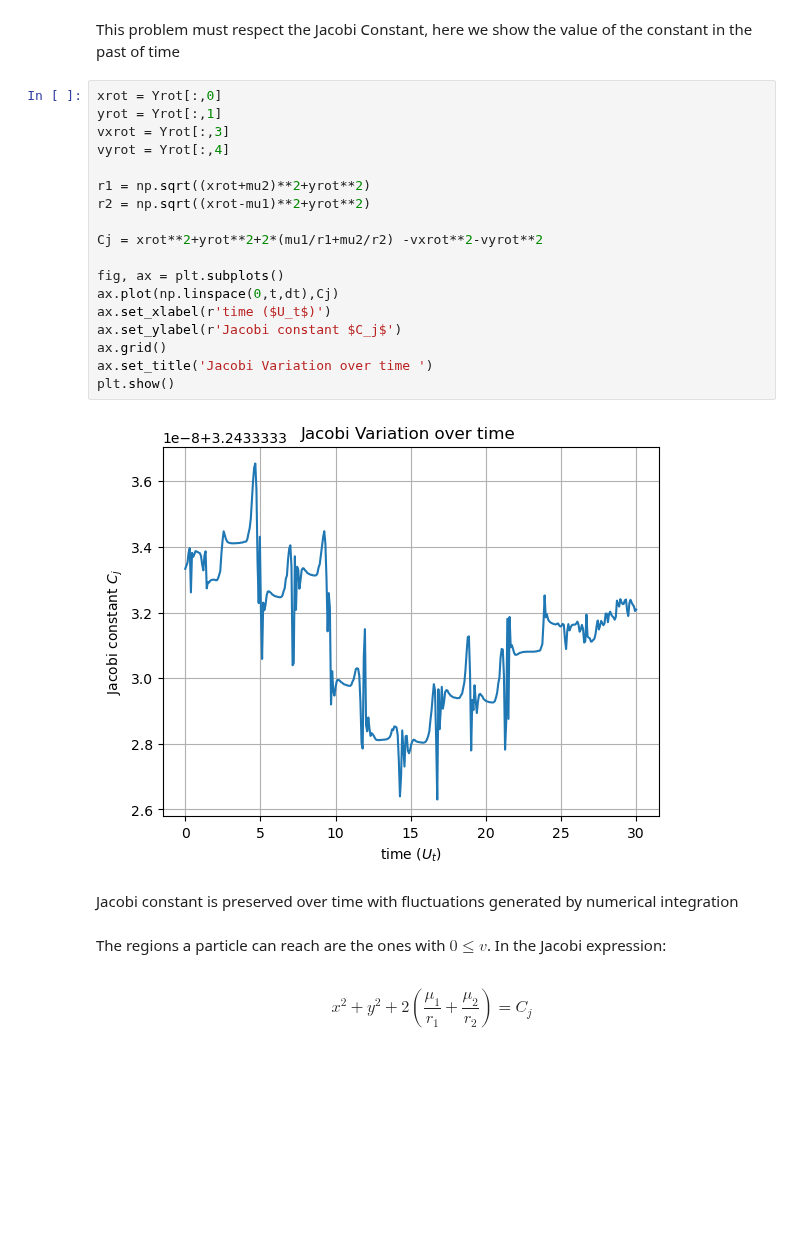
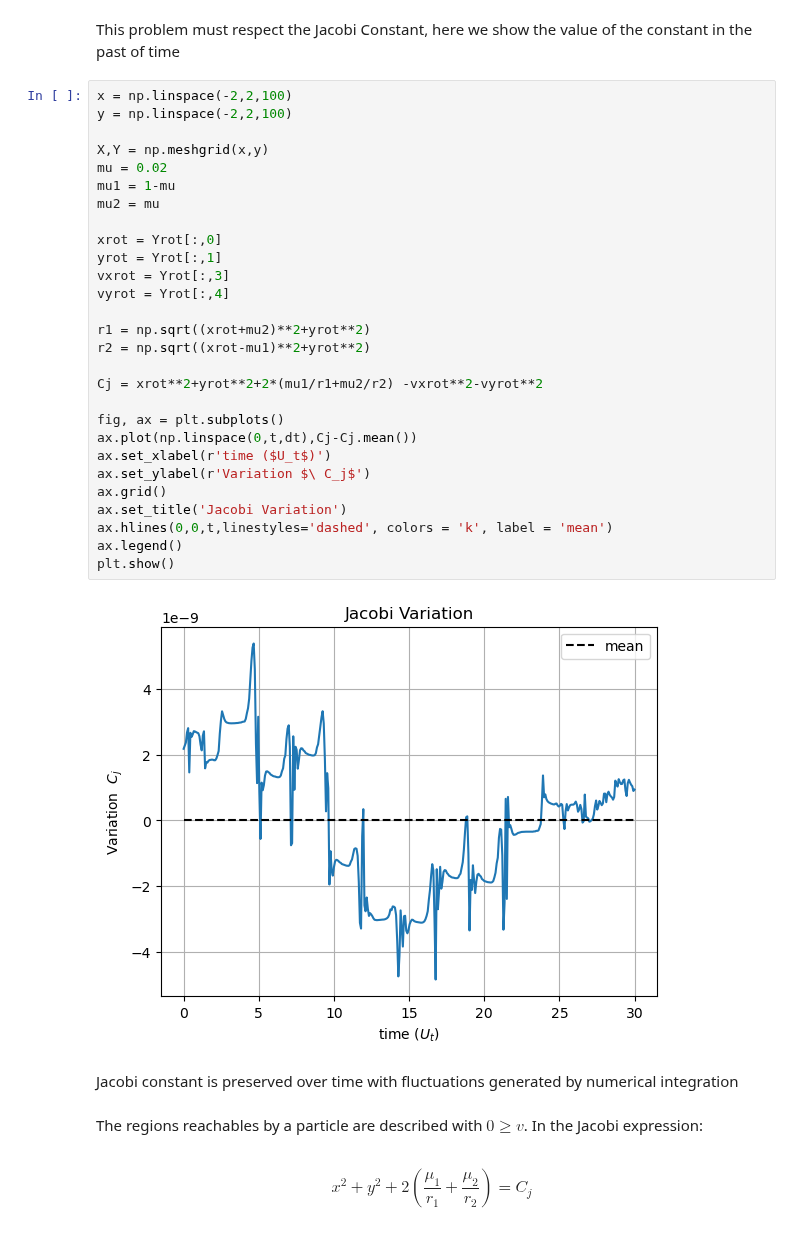
Before and after one commit to seap-udea/murray-dermott-action, a Jupyter notebook: CRTBP/Chapter_The_Restricted_Three_Body_Problem.ipynb, the cells around one changed output. Drawn from its saved outputs; the diff is of its cells as text; blank space fills up the shorter version.

```diff
--- a/CRTBP/Chapter_The_Restricted_Three_Body_Problem.ipynb
+++ b/CRTBP/Chapter_The_Restricted_Three_Body_Problem.ipynb
@@ -164,29 +198,39 @@ Using the same last system, $\mu = 0.02$.  $r_0 = [1.1, 0, 0]$, $v_0 = [-0.1,0.2
 # %% [markdown]
 This problem must respect the Jacobi Constant, here we show the value of the constant in the past of time
 # %%
+x = np.linspace(-2,2,100)
+y = np.linspace(-2,2,100)
+
+X,Y = np.meshgrid(x,y)
+mu = 0.02
+mu1 = 1-mu
+mu2 = mu
+
 xrot = Yrot[:,0]
 yrot = Yrot[:,1]
 vxrot = Yrot[:,3]
 vyrot = Yrot[:,4]
 
 r1 = np.sqrt((xrot+mu2)**2+yrot**2)
 r2 = np.sqrt((xrot-mu1)**2+yrot**2)
 
 Cj = xrot**2+yrot**2+2*(mu1/r1+mu2/r2) -vxrot**2-vyrot**2
 
 fig, ax = plt.subplots()
-ax.plot(np.linspace(0,t,dt),Cj)
+ax.plot(np.linspace(0,t,dt),Cj-Cj.mean())
 ax.set_xlabel(r'time ($U_t$)')
-ax.set_ylabel(r'Jacobi constant $C_j$')
+ax.set_ylabel(r'Variation $\ C_j$')
 ax.grid()
-ax.set_title('Jacobi Variation over time ')
+ax.set_title('Jacobi Variation')
+ax.hlines(0,0,t,linestyles='dashed', colors = 'k', label = 'mean')
+ax.legend()
 plt.show()
 # %% [output]
-[figure, old version]
+[figure, new version]
 # %% [markdown]
 Jacobi constant is preserved over time with fluctuations generated by numerical integration
 # %% [markdown]
-The regions a particle can reach are the ones with  $0\leq v$. In the Jacobi expression:
+The regions reachables by a particle are described  with  $0\geq v$. In the Jacobi expression:
 # %% [markdown]
 $$
 x^2+y^2+2\left( \frac{\mu_1}{r_1} + \frac{\mu_2}{r_2}\right) = C_j
```
Also changed, not shown: parts of 22 cells of this notebook, 5 other files.
